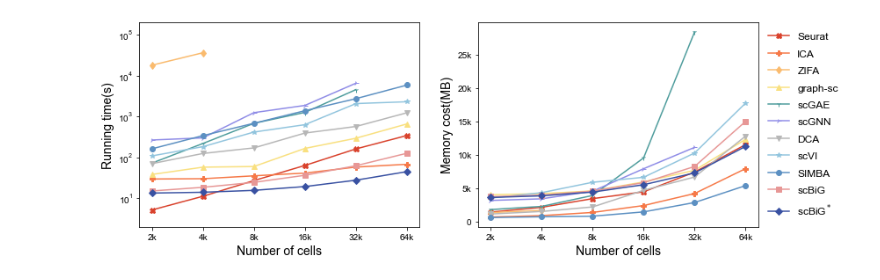
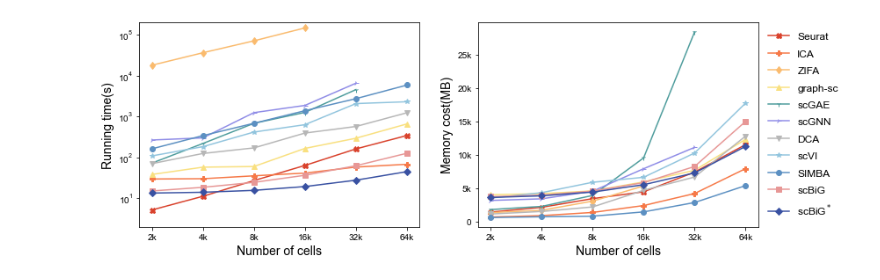
Before and after one commit to sldyns/scBiG, a Jupyter notebook: reproducibility/plot/time_memory.ipynb, the cells around one changed output. Drawn from its saved outputs; the diff is of its cells as text; code cells hidden in the pictures.

```diff
--- a/reproducibility/plot/time_memory.ipynb
+++ b/reproducibility/plot/time_memory.ipynb
@@ -24,7 +24,7 @@ for dataset in datasets:
     methods = ['Seurat', 'ICA', 'ZIFA', 'graph-sc', 'scGAE', 'scGNN', 'DCA', 'scVI','SIMBA', 'scBiG','scBiG_hvg2k']
     for method in methods:
 #         print('----------------method: {} ----------------- '.format(method))
-        r = np.load(os.path.join(dir0, 'results/time/{}/record_cell{}_{}.npz'.format(dataset, dataset, method)))
+        r = np.load(os.path.join(dir0, 'results/time_memory/{}/record_cell{}_{}.npz'.format(dataset, dataset, method)))
         time = r['time'].tolist()
         memory_usage = r['memory_usage'].tolist()
         Times.append(time)
@@ -86,32 +86,32 @@ ZIFA=df2['ZIFA'].values
 graphsc=df2['graph-sc'].values
 scGAE=df2['scGAE'].values
 scGNN=df2['scGNN'].values
 DCA=df2['DCA'].values
 scVI=df2['scVI'].values
 SIMBA=df2['SIMBA'].values
 scBiG=df2['scBiG'].values
 scBiG_hvg2k=df2['scBiG_hvg2k'].values
 x = datasets
 xs = ['2k','4k','8k','16k','32k','64k']
 ys = ['0','0','5k','10k','15k','20k','25k']
 plt4.plot(x,Seurat,marker='X',label='Seurat',color=colors[0])
 plt4.plot(x,ICA,marker='P',label='ICA',color=colors[1])
 plt4.plot(x,ZIFA,marker='d',label='ZIFA',color=colors[2])
 plt4.plot(x,graphsc,marker='^',label='graph-sc',color=colors[3])
 plt4.plot(x,scGAE,marker='1',label='scGAE',color=colors[4])
 plt4.plot(x,scGNN,marker='4',label='scGNN',color=colors[5])
 plt4.plot(x,DCA,marker='v',label='DCA',color=colors[6])
 plt4.plot(x,scVI,marker='*',label='scVI',color=colors[7])
 plt4.plot(x,SIMBA,marker='o',label='SIMBA',color=colors[8])
 plt4.plot(x,scBiG,marker='s',label='scBiG',color=colors[9])
 plt4.plot(x,scBiG_hvg2k,marker='D',label='scBiG$^*$',color=colors[10])
 plt4.legend(bbox_to_anchor=(1, 1),frameon=False,labelspacing=0.75,fontsize=12)
 plt4.set_xticklabels(xs, fontdict={'fontsize': 10})
 plt4.set_yticklabels(ys, fontdict={'fontsize': 10})
 plt4.set_xlabel('Number of cells',fontsize=14)
 plt4.set_ylabel('Memory cost(MB)',fontsize=14)
 plt.tight_layout(h_pad=2, w_pad=2.5)
-plt.savefig('../figures/celltime.svg', dpi=300, format='svg', bbox_inches='tight')
+plt.savefig('../figures/7time/celltime.svg', dpi=300, format='svg', bbox_inches='tight')
 plt.show()
 # %% [output]
-[figure, old version]
+[figure, new version]
```
Also changed, not shown: 3 other files.
